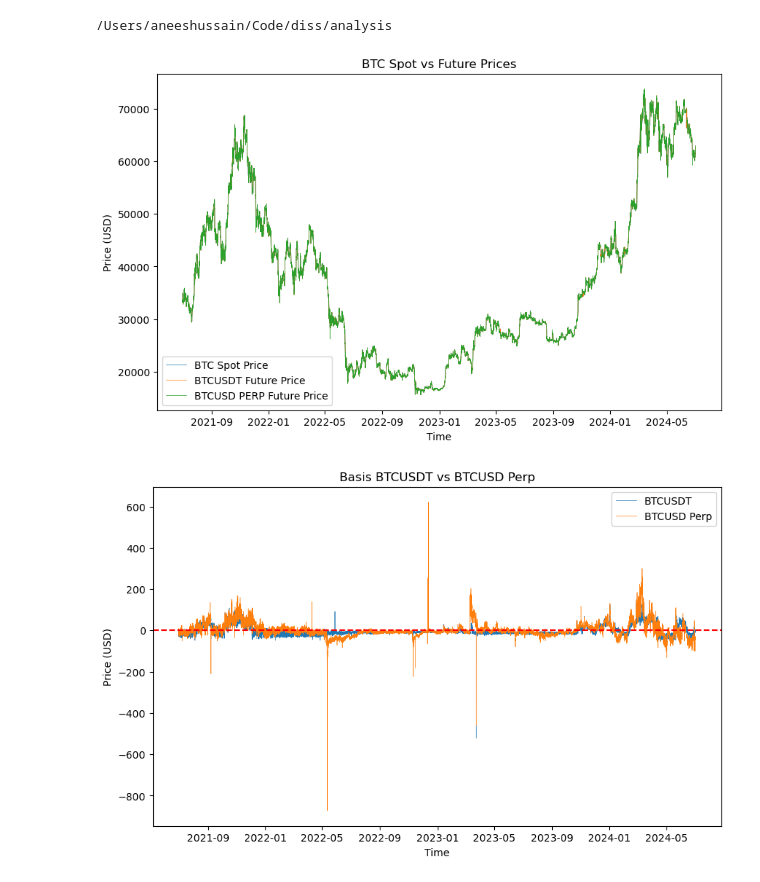
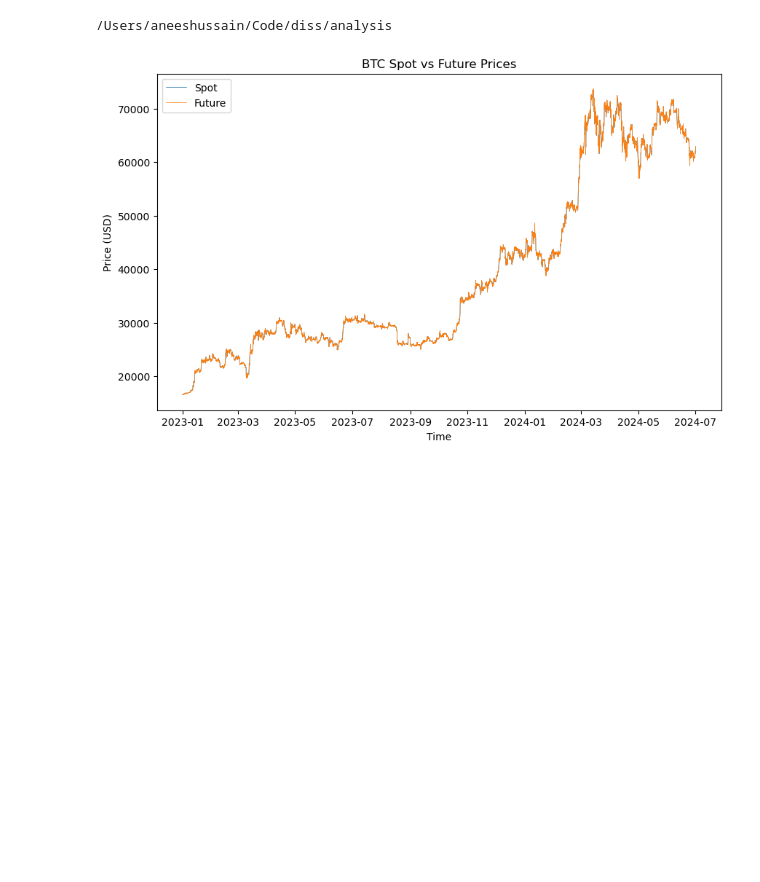
Before and after one commit to AHA-HH/optimising-funding-rate-arbitrage, a Jupyter notebook: analysis/exploratory.ipynb, the cells around one changed output. Saved outputs shown, nothing was run; the diff lists cells and outputs as text; code cells hidden in the pictures; blank space fills up the shorter version.

```diff
--- a/analysis/exploratory.ipynb
+++ b/analysis/exploratory.ipynb
@@ -12,41 +7,25 @@ print(os.getcwd())
 # %% [output]
 /Users/aneeshussain/Code/diss/analysis
 # %%
-df = pd.read_csv('/Users/aneeshussain/Code/diss/data/processed/Binance_BTC_Basis.csv')
+df = pd.read_csv('/Users/aneeshussain/Code/diss/data/processed/Binance_BTC_Prices.csv')
 
 # Convert the 'Time' column to datetime format
 df['Time'] = pd.to_datetime(df['Time'])
 
 # Plotting the data
 plt.figure(figsize=(10, 6))
-plt.plot(df['Time'], df['BTCUSDT Spot'], label='BTC Spot Price', linewidth=0.5)
-plt.plot(df['Time'], df['BTCUSDT Future'], label='BTCUSDT Future Price', linewidth=0.5)
-plt.plot(df['Time'], df['BTCUSD PERP Future'], label='BTCUSD PERP Future Price', linewidth=0.5)
+plt.plot(df['Time'], df['BTCUSDT Spot'], label='Spot', linewidth=0.5)
+plt.plot(df['Time'], df['BTCUSDT USDM'], label='Future', linewidth=0.5)
 # Adding titles and labels
 plt.title('BTC Spot vs Future Prices')
 plt.xlabel('Time')
 plt.ylabel('Price (USD)')
 
 # Adding a legend
 plt.legend()
 
 # Displaying the plot
-plt.figure(figsize=(10, 6))
-plt.plot(df['Time'], df['Basis BTCUSDT Future'], label='BTCUSDT', linewidth=0.5)
-plt.plot(df['Time'], df['Basis BTCUSD PERP Future'], label='BTCUSD Perp', linewidth=0.5)
-plt.axhline(y=0, color='red', linestyle='--')
-plt.plot
-# Adding titles and labels
-plt.title('Basis BTCUSDT vs BTCUSD Perp')
-plt.xlabel('Time')
-plt.ylabel('Price (USD)')
-
-# Adding a legend
-plt.legend()
-
-# Displaying the plot
 plt.show()
 # %% [output]
-[figure, old version]
+[figure, new version]
-[figure, removed]
 # %%
```
Also changed, not shown: parts of 2 cells of this notebook, 8 other files.
